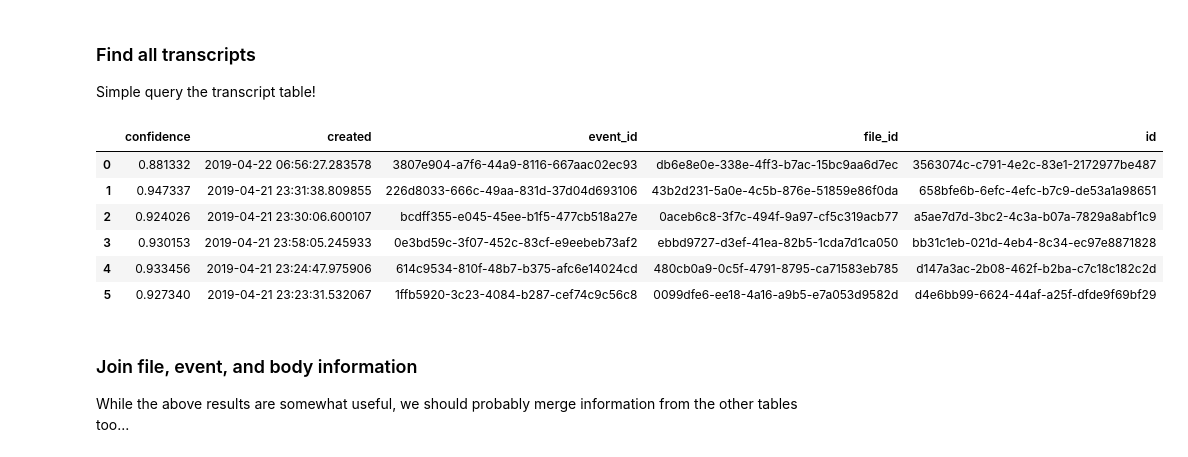
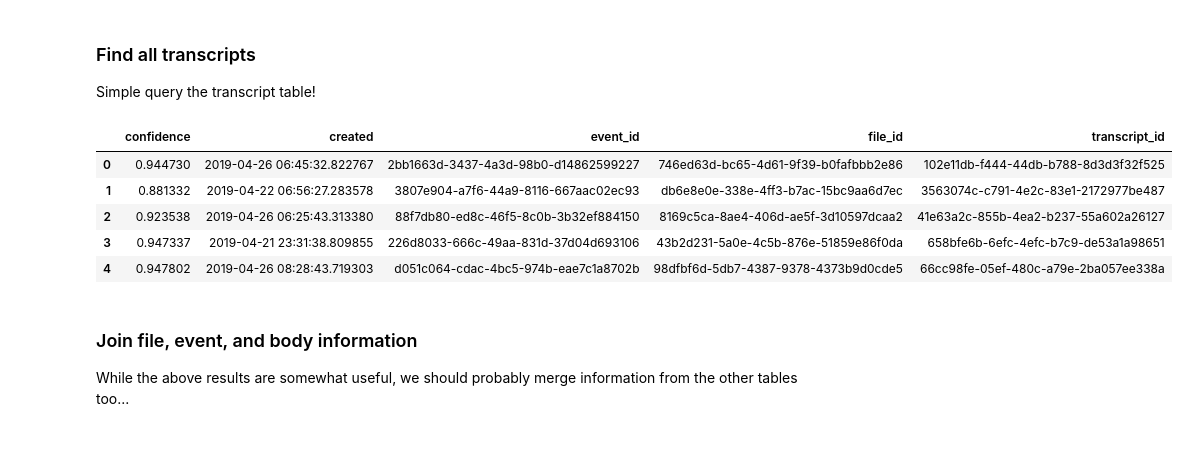
Before and after one commit to CouncilDataProject/cdptools_v2, a Jupyter notebook: examples/transcripts.ipynb, the cells around one changed output. Cells and saved outputs as stored; diff of their text form; code cells hidden in the pictures.

```diff
--- a/examples/transcripts.ipynb
+++ b/examples/transcripts.ipynb
@@ -31,15 +31,14 @@ db, fs
 Simple query the transcript table!
 # %%
 transcripts = pd.DataFrame(db.select_rows_as_list("transcript"))
-transcripts
+transcripts.head()
 # %% [output]
-|  | confidence | created | event_id | file_id | id |
-| 0 | 0.881332 | 2019-04-22 06:56:27.283578 | 3807e904-a7f6-44a9-8116-667aac02ec93 | db6e8e0e-338e-4ff3-b7ac-15bc9aa6d7ec | 3563074c-c791-4e2c-83e1-2172977be487 |
-| 1 | 0.947337 | 2019-04-21 23:31:38.809855 | 226d8033-666c-49aa-831d-37d04d693106 | 43b2d231-5a0e-4c5b-876e-51859e86f0da | 658bfe6b-6efc-4efc-b7c9-de53a1a98651 |
-| 2 | 0.924026 | 2019-04-21 23:30:06.600107 | bcdff355-e045-45ee-b1f5-477cb518a27e | 0aceb6c8-3f7c-494f-9a97-cf5c319acb77 | a5ae7d7d-3bc2-4c3a-b07a-7829a8abf1c9 |
-| 3 | 0.930153 | 2019-04-21 23:58:05.245933 | 0e3bd59c-3f07-452c-83cf-e9eebeb73af2 | ebbd9727-d3ef-41ea-82b5-1cda7d1ca050 | bb31c1eb-021d-4eb4-8c34-ec97e8871828 |
-| 4 | 0.933456 | 2019-04-21 23:24:47.975906 | 614c9534-810f-48b7-b375-afc6e14024cd | 480cb0a9-0c5f-4791-8795-ca71583eb785 | d147a3ac-2b08-462f-b2ba-c7c18c182c2d |
-| 5 | 0.927340 | 2019-04-21 23:23:31.532067 | 1ffb5920-3c23-4084-b287-cef74c9c56c8 | 0099dfe6-ee18-4a16-a9b5-e7a053d9582d | d4e6bb99-6624-44af-a25f-dfde9f69bf29 |
+|  | confidence | created | event_id | file_id | transcript_id |
+| 0 | 0.944730 | 2019-04-26 06:45:32.822767 | 2bb1663d-3437-4a3d-98b0-d14862599227 | 746ed63d-bc65-4d61-9f39-b0fafbbb2e86 | 102e11db-f444-44db-b788-8d3d3f32f525 |
+| 1 | 0.881332 | 2019-04-22 06:56:27.283578 | 3807e904-a7f6-44a9-8116-667aac02ec93 | db6e8e0e-338e-4ff3-b7ac-15bc9aa6d7ec | 3563074c-c791-4e2c-83e1-2172977be487 |
+| 2 | 0.923538 | 2019-04-26 06:25:43.313380 | 88f7db80-ed8c-46f5-8c0b-3b32ef884150 | 8169c5ca-8ae4-406d-ae5f-3d10597dcaa2 | 41e63a2c-855b-4ea2-b237-55a602a26127 |
+| 3 | 0.947337 | 2019-04-21 23:31:38.809855 | 226d8033-666c-49aa-831d-37d04d693106 | 43b2d231-5a0e-4c5b-876e-51859e86f0da | 658bfe6b-6efc-4efc-b7c9-de53a1a98651 |
+| 4 | 0.947802 | 2019-04-26 08:28:43.719303 | d051c064-cdac-4bc5-974b-eae7c1a8702b | 98dfbf6d-5db7-4387-9378-4373b9d0cde5 | 66cc98fe-05ef-480c-a79e-2ba057ee338a |
 # %% [markdown]
 ### Join file, event, and body information
 
```
Also changed, not shown: parts of 6 cells of this notebook, 13 other files.
